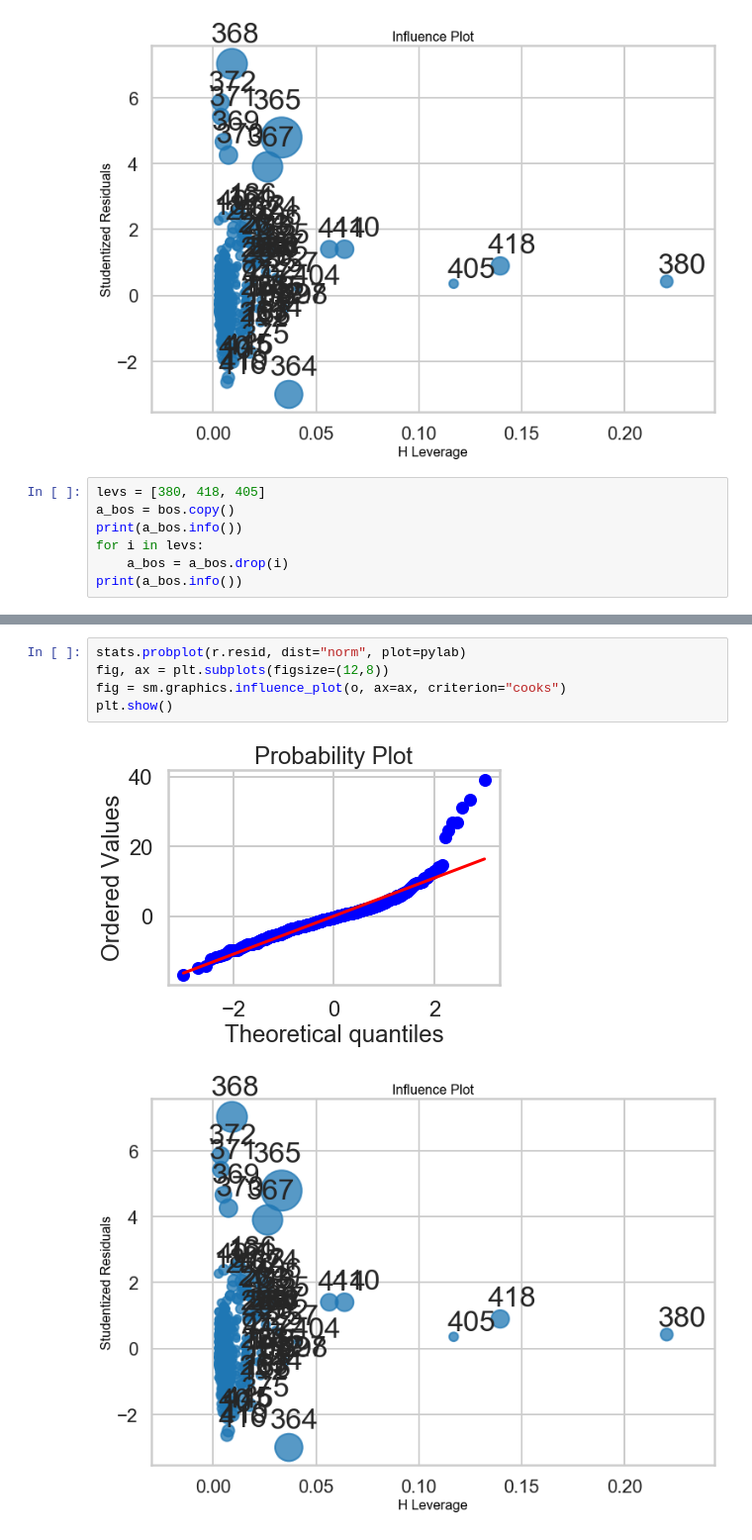
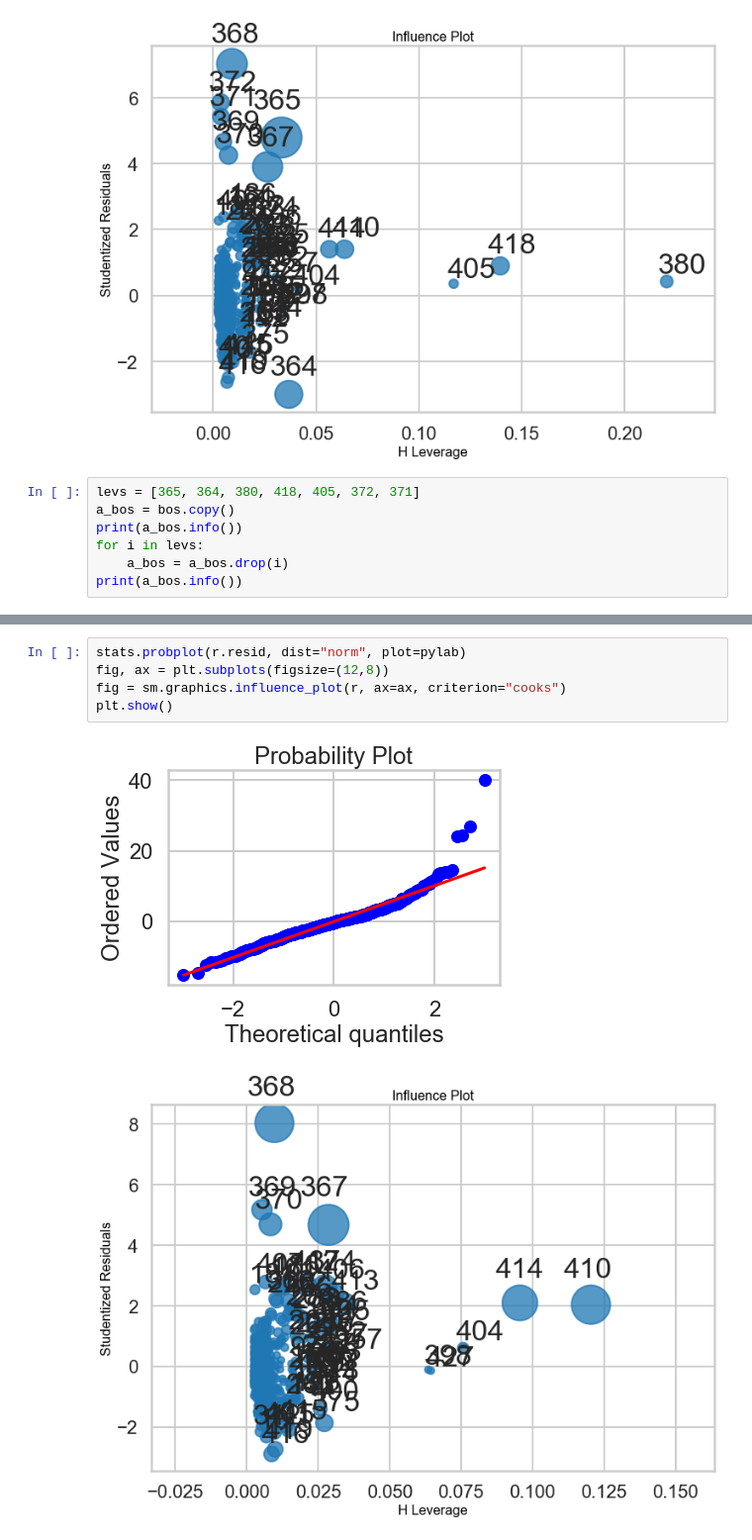
Before and after one commit to tnankie/linear_regression_springboard, a Jupyter notebook: Mini_Project_Linear_Regression.ipynb, the cells around one changed output, grey strips where cells are left out. Shown at 99% size. Cells and saved outputs as stored; diff of their text form.

```diff
--- a/Mini_Project_Linear_Regression.ipynb
+++ b/Mini_Project_Linear_Regression.ipynb
@@ -918,7 +919,7 @@ fig = sm.graphics.influence_plot(o, ax=ax, criterion="cooks")
 # %% [output]
 [figure]
 # %%
-levs = [380, 418, 405]
+levs = [365, 364, 380, 418, 405, 372, 371]
 a_bos = bos.copy()
 print(a_bos.info())
 for i in levs:
@@ -967,8 +968,8 @@ Warnings:
 # %%
 stats.probplot(r.resid, dist="norm", plot=pylab)
 fig, ax = plt.subplots(figsize=(12,8))
-fig = sm.graphics.influence_plot(o, ax=ax, criterion="cooks")
+fig = sm.graphics.influence_plot(r, ax=ax, criterion="cooks")
 plt.show()
 # %% [output]
-[figure, old version]
+[figure, new version]
-[figure, old version]
+[figure, new version]
```
Also changed, not shown: parts of 9 cells of this notebook.
